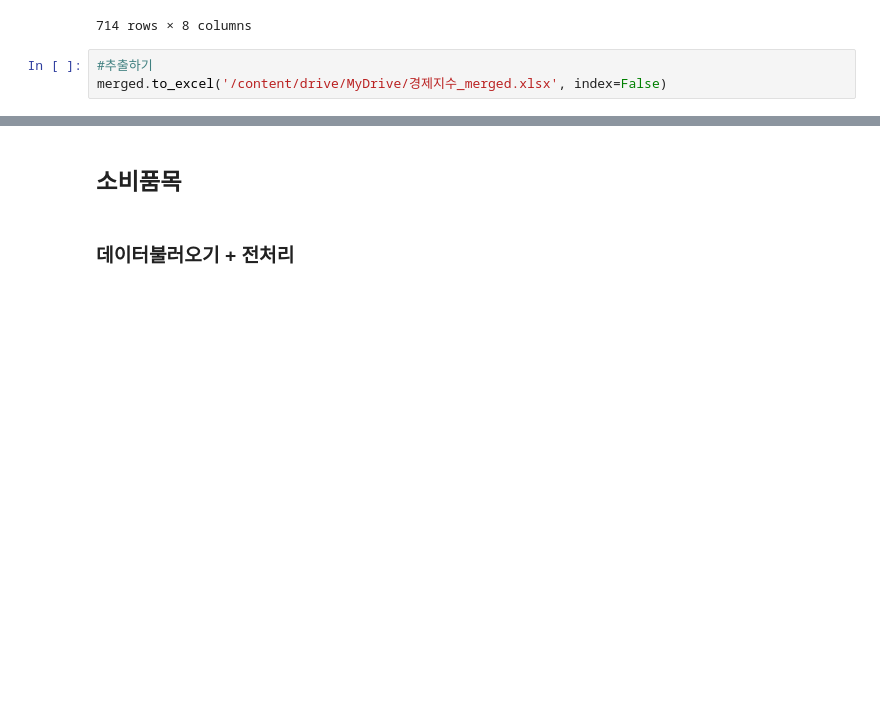
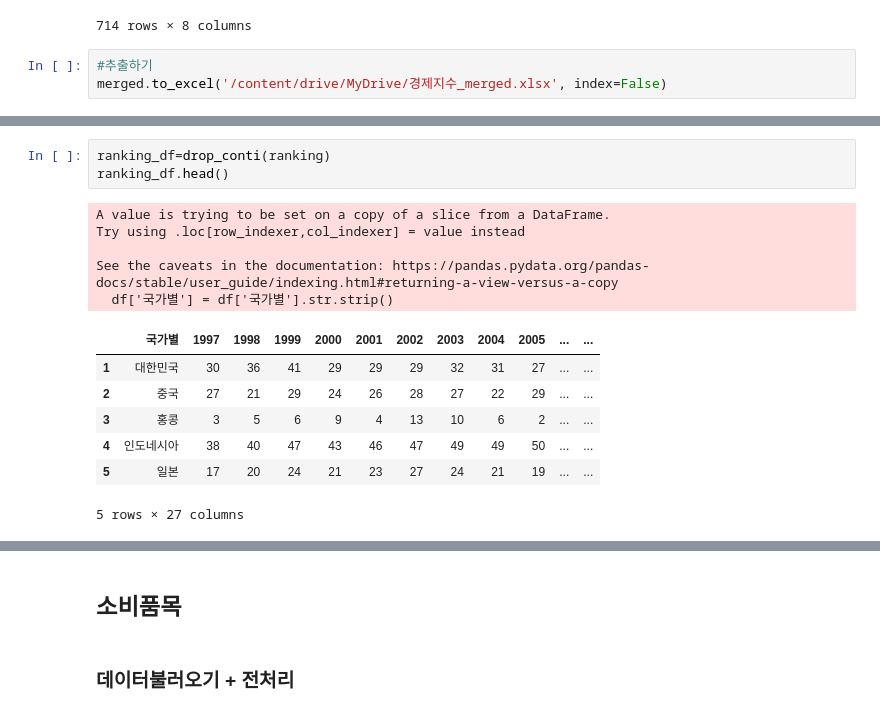
Before and after one commit to sooohyeonkim/Apec_Economic_Analysis, a Jupyter notebook: APEC_Economic_Analysis_EDA.ipynb, the cells around one changed output, grey strips where cells are left out. Saved outputs shown, nothing was run; the diff lists cells and outputs as text; blank space fills up the shorter version.

```diff
--- a/APEC_Economic_Analysis_EDA.ipynb
+++ b/APEC_Economic_Analysis_EDA.ipynb
@@ -947,0 +988,16 @@ merged.to_excel('/content/drive/MyDrive/경제지수_merged.xlsx', index=False)
+# %%
+ranking_df=drop_conti(ranking)
+ranking_df.head()
+# %% [output]
+A value is trying to be set on a copy of a slice from a DataFrame.
+Try using .loc[row_indexer,col_indexer] = value instead
+
+See the caveats in the documentation: https://pandas.pydata.org/pandas-docs/stable/user_guide/indexing.html#returning-a-view-versus-a-copy
+  df['국가별'] = df['국가별'].str.strip()
+|  | 국가별 | 1997 | 1998 | 1999 | 2000 | 2001 | 2002 | 2003 | 2004 | 2005 | ... | ... |
+| 1 | 대한민국 | 30 | 36 | 41 | 29 | 29 | 29 | 32 | 31 | 27 | ... | ... |
+| 2 | 중국 | 27 | 21 | 29 | 24 | 26 | 28 | 27 | 22 | 29 | ... | ... |
+| 3 | 홍콩 | 3 | 5 | 6 | 9 | 4 | 13 | 10 | 6 | 2 | ... | ... |
+| 4 | 인도네시아 | 38 | 40 | 47 | 43 | 46 | 47 | 49 | 49 | 50 | ... | ... |
+| 5 | 일본 | 17 | 20 | 24 | 21 | 23 | 27 | 24 | 21 | 19 | ... | ... |
+5 rows × 27 columns
```
Also changed, not shown: parts of 14 cells of this notebook.
